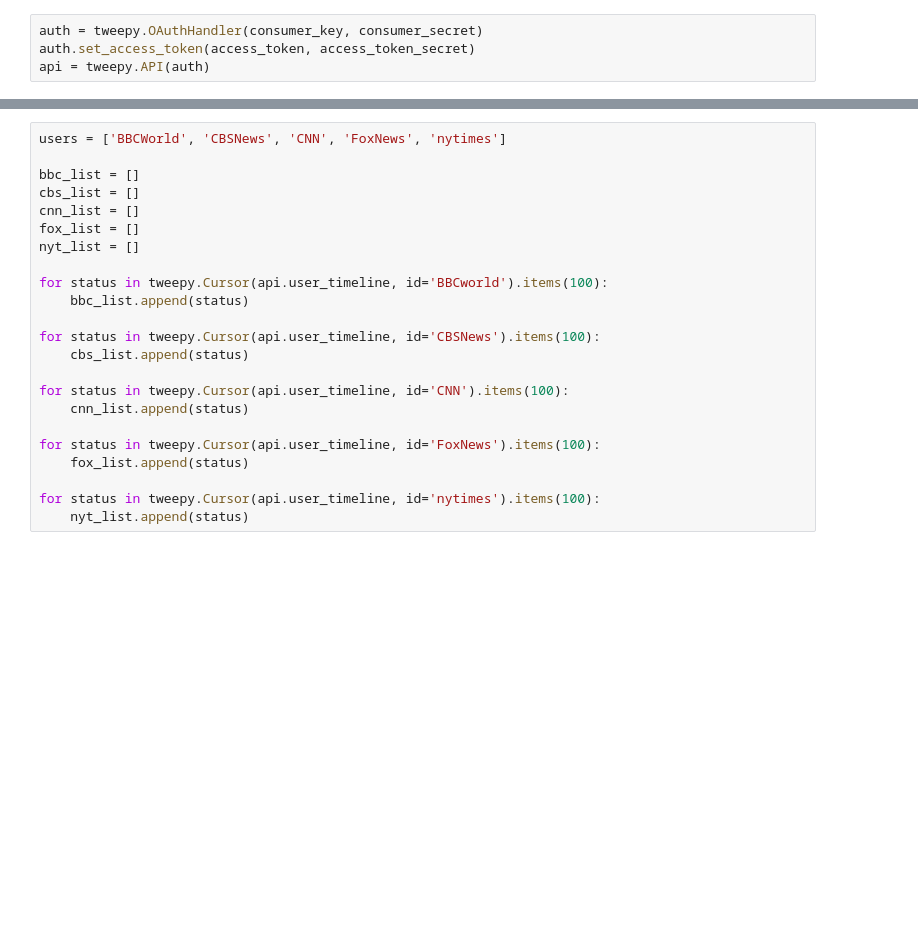
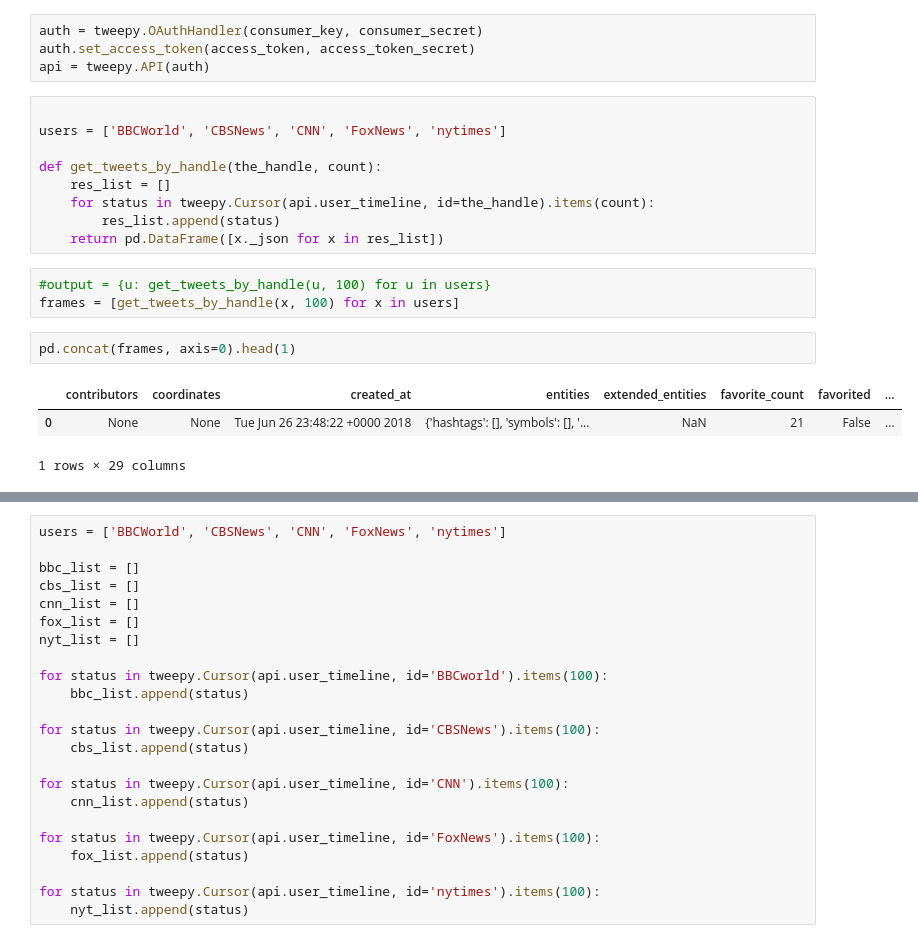
Before and after one commit to jenshurley/hw7, a Jupyter notebook: news_mood_sketch.ipynb, the cells around one changed output, grey strips where cells are left out. Drawn from its saved outputs; the diff is of its cells as text; blank space fills up the shorter version.

Commit message:
got help writing the get status function

```diff
--- a/news_mood_sketch.ipynb
+++ b/news_mood_sketch.ipynb
@@ -25,3 +25,21 @@ from config import (consumer_key, consumer_secret,
 auth = tweepy.OAuthHandler(consumer_key, consumer_secret)
 auth.set_access_token(access_token, access_token_secret)
 api = tweepy.API(auth)
+# %%
+
+users = ['BBCWorld', 'CBSNews', 'CNN', 'FoxNews', 'nytimes']
+
+def get_tweets_by_handle(the_handle, count):
+    res_list = []
+    for status in tweepy.Cursor(api.user_timeline, id=the_handle).items(count):
+        res_list.append(status)
+    return pd.DataFrame([x._json for x in res_list])
+# %%
+#output = {u: get_tweets_by_handle(u, 100) for u in users}
+frames = [get_tweets_by_handle(x, 100) for x in users]
+# %%
+pd.concat(frames, axis=0).head(1)
+# %% [output]
+|  | contributors | coordinates | created_at | entities | extended_entities | favorite_count | favorited | ... |
+| 0 | None | None | Tue Jun 26 23:48:22 +0000 2018 | {'hashtags': [], 'symbols': [], '... | NaN | 21 | False | ... |
+1 rows × 29 columns
```
Also changed, not shown: parts of 1 cell of this notebook.
